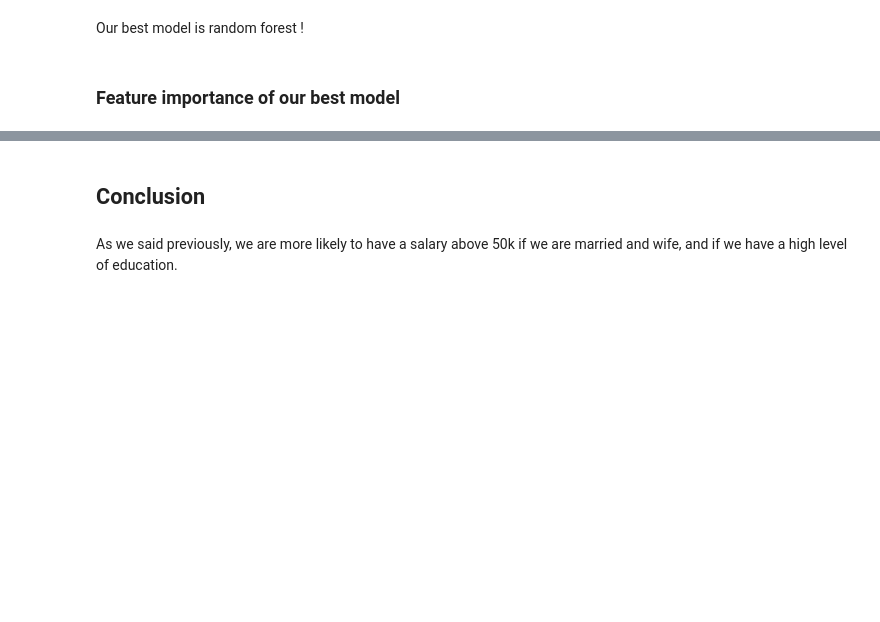
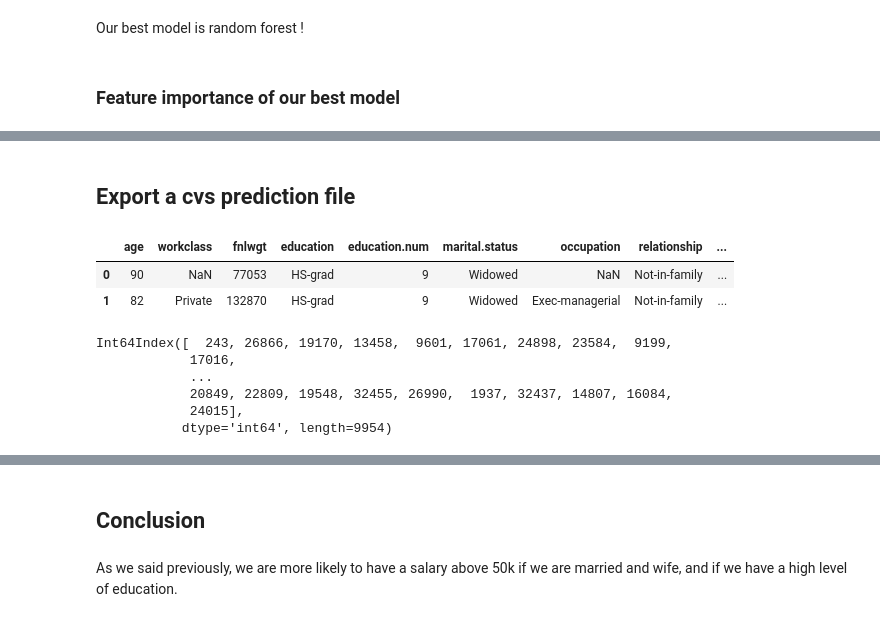
Before and after one commit to Nath19/Machine_Learning, a Jupyter notebook: ml_projects/adult/Adult Income Prediction.ipynb, the cells around one changed output, grey strips where cells are left out. Saved outputs shown, nothing was run; the diff lists cells and outputs as text; code cells hidden in the pictures; blank space fills up the shorter version.

```diff
--- a/ml_projects/adult/Adult Income Prediction.ipynb
+++ b/ml_projects/adult/Adult Income Prediction.ipynb
@@ -897,0 +898,8 @@ plt.show()
+# %% [markdown]
+## Export a cvs prediction file
+# %%
+df.head(2)
+# %% [output]
+|  | age | workclass | fnlwgt | education | education.num | marital.status | occupation | relationship | ... |
+| 0 | 90 | NaN | 77053 | HS-grad | 9 | Widowed | NaN | Not-in-family | ... |
+| 1 | 82 | Private | 132870 | HS-grad | 9 | Widowed | Exec-managerial | Not-in-family | ... |
@@ -897,0 +908,9 @@ plt.show()
+# %%
+X_test.index
+# %% [output]
+Int64Index([  243, 26866, 19170, 13458,  9601, 17061, 24898, 23584,  9199,
+            17016,
+            ...
+            20849, 22809, 19548, 32455, 26990,  1937, 32437, 14807, 16084,
+            24015],
+           dtype='int64', length=9954)
```
Also changed, not shown: parts of 11 cells of this notebook, 4 other files.
